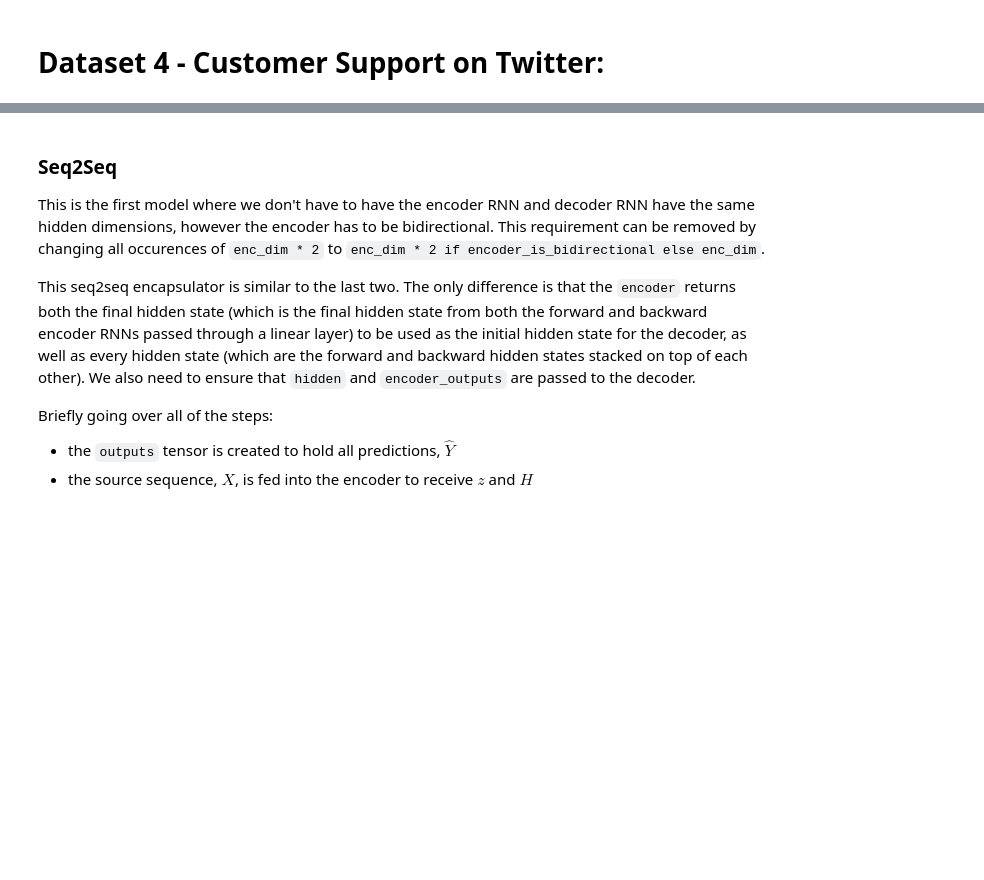
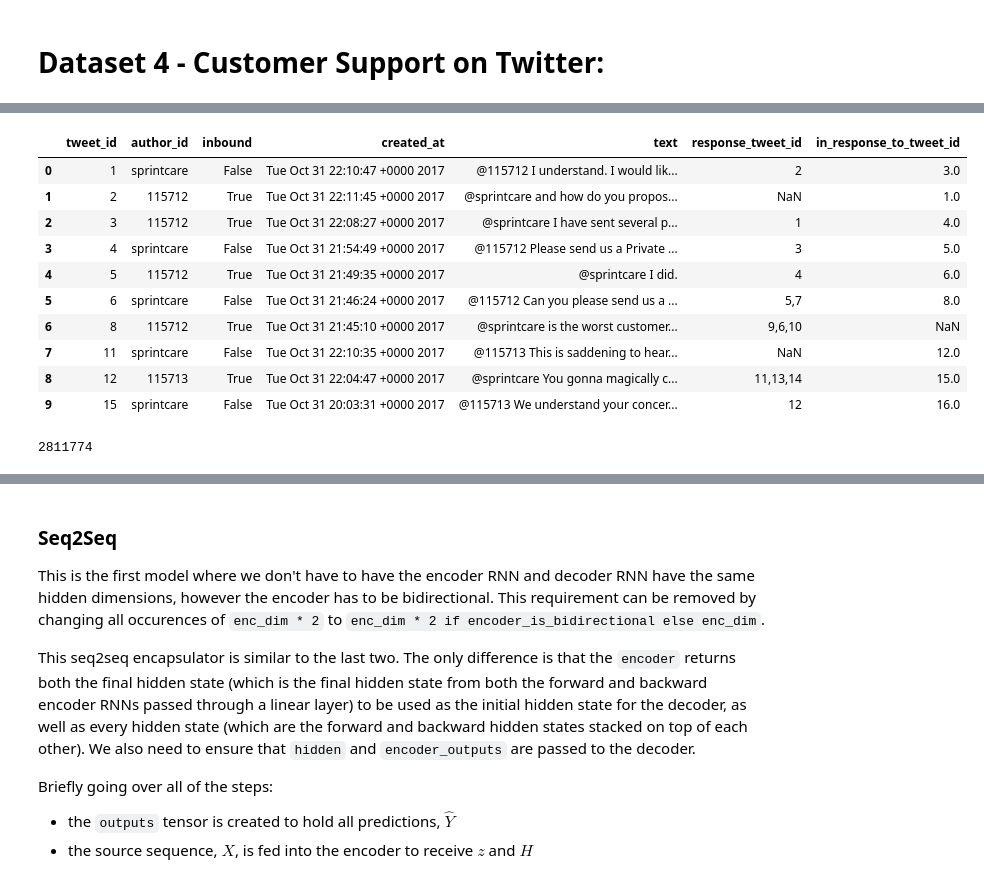
Before and after one commit to smitasasindran/END, a Jupyter notebook: Session9/Assignment_9_Neural_Machine_Translation_by_Jointly_Learning_to_Align_and_Translate_dataset_4.ipynb, the cells around one changed output, grey strips where cells are left out. Drawn from its saved outputs; the diff is of its cells as text; code cells hidden in the pictures; blank space fills up the shorter version.

```diff
--- a/Session9/Assignment_9_Neural_Machine_Translation_by_Jointly_Learning_to_Align_and_Translate_dataset_4.ipynb
+++ b/Session9/Assignment_9_Neural_Machine_Translation_by_Jointly_Learning_to_Align_and_Translate_dataset_4.ipynb
@@ -72,0 +79,19 @@ drive.mount('/content/drive')
+# %%
+train_df_fourth = pd.read_csv('twcs/twcs.csv')
+train_df_fourth.head(10)
+# %% [output]
+|  | tweet_id | author_id | inbound | created_at | text | response_tweet_id | in_response_to_tweet_id |
+| 0 | 1 | sprintcare | False | Tue Oct 31 22:10:47 +0000 2017 | @115712 I understand. I would lik... | 2 | 3.0 |
+| 1 | 2 | 115712 | True | Tue Oct 31 22:11:45 +0000 2017 | @sprintcare and how do you propos... | NaN | 1.0 |
+| 2 | 3 | 115712 | True | Tue Oct 31 22:08:27 +0000 2017 | @sprintcare I have sent several p... | 1 | 4.0 |
+| 3 | 4 | sprintcare | False | Tue Oct 31 21:54:49 +0000 2017 | @115712 Please send us a Private ... | 3 | 5.0 |
+| 4 | 5 | 115712 | True | Tue Oct 31 21:49:35 +0000 2017 | @sprintcare I did. | 4 | 6.0 |
+| 5 | 6 | sprintcare | False | Tue Oct 31 21:46:24 +0000 2017 | @115712 Can you please send us a ... | 5,7 | 8.0 |
+| 6 | 8 | 115712 | True | Tue Oct 31 21:45:10 +0000 2017 | @sprintcare is the worst customer... | 9,6,10 | NaN |
+| 7 | 11 | sprintcare | False | Tue Oct 31 22:10:35 +0000 2017 | @115713 This is saddening to hear... | NaN | 12.0 |
+| 8 | 12 | 115713 | True | Tue Oct 31 22:04:47 +0000 2017 | @sprintcare You gonna magically c... | 11,13,14 | 15.0 |
+| 9 | 15 | sprintcare | False | Tue Oct 31 20:03:31 +0000 2017 | @115713 We understand your concer... | 12 | 16.0 |
+# %%
+len(train_df_fourth)
+# %% [output]
+2811774
```
Also changed, not shown: parts of 27 cells of this notebook.
